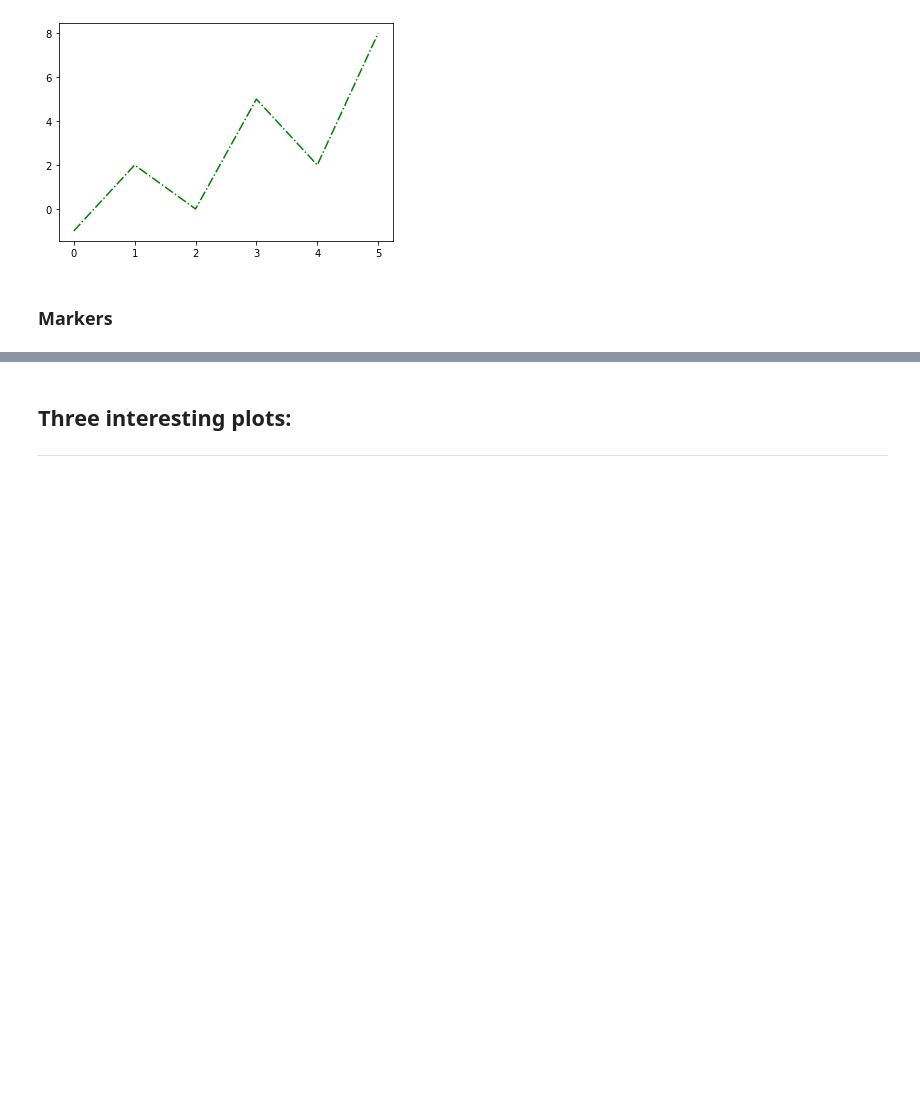
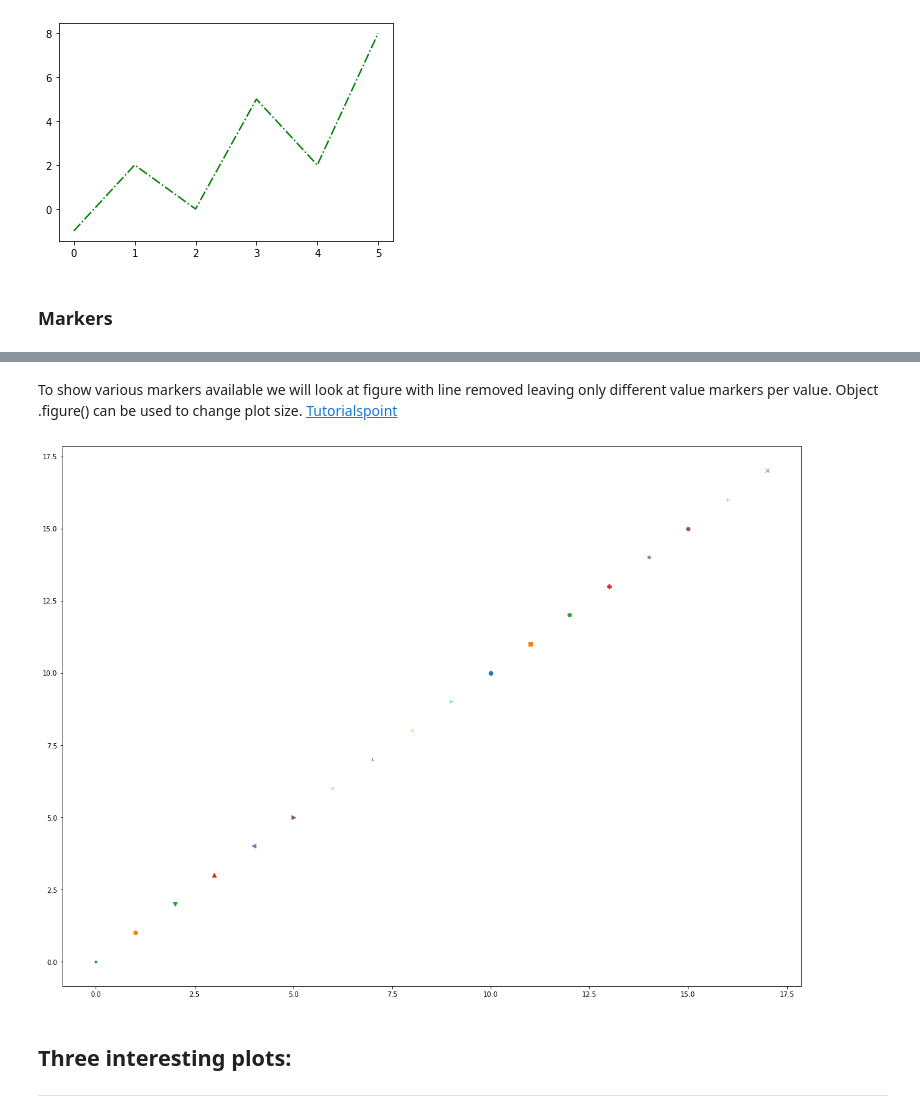
Before and after one commit to Mantvydas-data/FundamentalsofDataAnalysis, a Jupyter notebook: pyplot.ipynb, the cells around one changed output, grey strips where cells are left out. Drawn from its saved outputs; the diff is of its cells as text; code cells hidden in the pictures; blank space fills up the shorter version.

```diff
--- a/pyplot.ipynb
+++ b/pyplot.ipynb
@@ -114,3 +126,22 @@ plt.show()
+# %% [markdown]
+To show various markers available we will look at figure with line removed leaving only different value markers per value. Object .figure() can be used to change plot size. [Tutorialspoint](https://www.tutorialspoint.com/how-to-use-different-markers-for-different-points-in-a-pylab-scatter-plot-matplotlib)
+# %%
+# Creating X and Y arrays from 0 to 17
+y = np.arange(18)
+x = np.arange(18)
+
+# Setting bigger figure size for visibility
+plt.figure(figsize=(20,15))
+
+# Setting array of different markers for the plot
+mark=np.array([".","o","v","^","<",">","1","2","3","4","8","s","p","P","*","h","+","x"])
+
+# Setting for loop to select different marker for every value point
+for xp, yp, m in zip(x, y, mark):
+ plt.plot(xp, yp, marker=m)
+plt.show()
+# %% [output]
+[figure, added]
 # %%
 # Labels
 # %%
```
Also changed, not shown: parts of 3 cells of this notebook.
